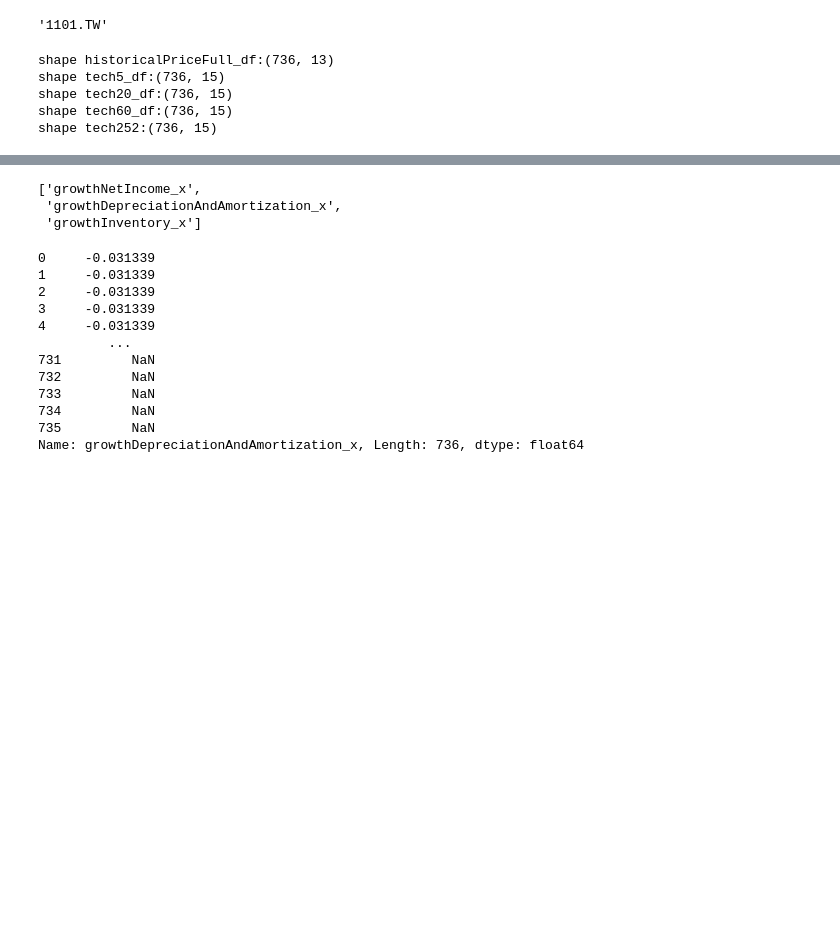
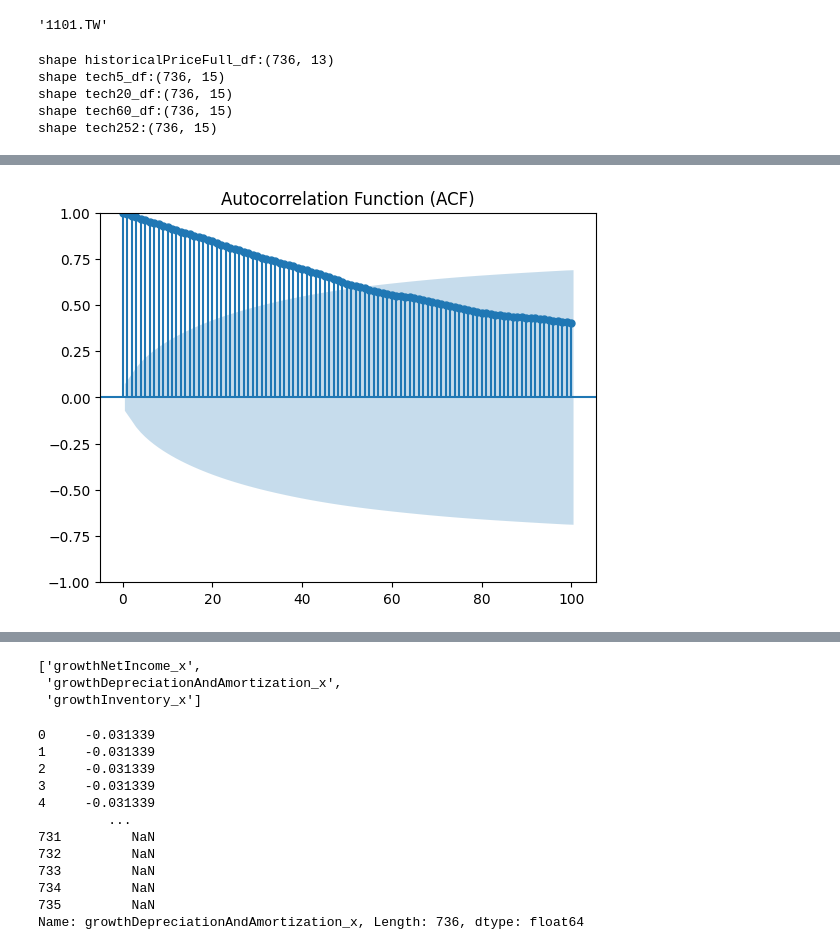
Before and after one commit to lala9456/0605ineterview, a Jupyter notebook: EDA.ipynb, the cells around one changed output, grey strips where cells are left out. Cells and saved outputs as stored; diff of their text form; code cells hidden in the pictures; blank space fills up the shorter version.

```diff
--- a/EDA.ipynb
+++ b/EDA.ipynb
@@ -240,0 +271,6 @@ df.to_csv("df_combine.csv",index=False,encoding="utf-8-sig")
+# %%
+plot_acf(df['close'], lags=100)
+plt.title('Autocorrelation Function (ACF)')
+plt.show()
+# %% [output]
+[figure, added]
```
Also changed, not shown: parts of 11 cells of this notebook.
